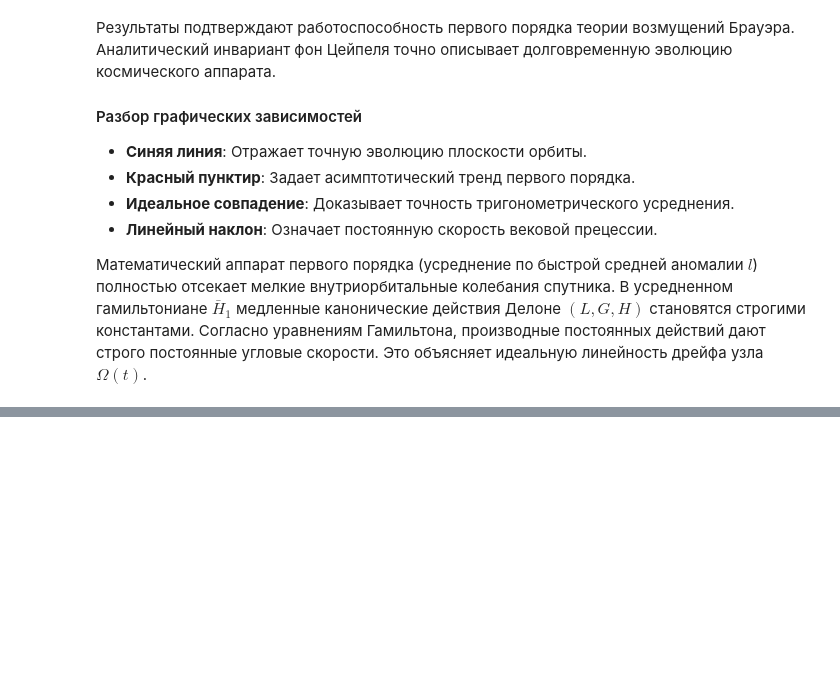
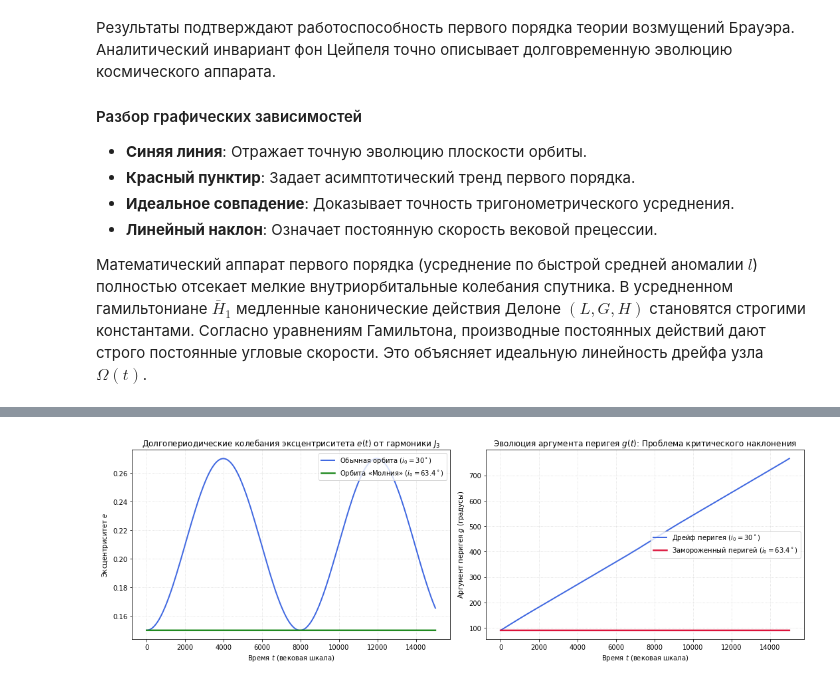
Before and after one commit to DPritykin/nonlinear-dynamics, a Jupyter notebook: Spring Term/4 Метод фон Цейпеля.ipynb, the cells around one changed output, grey strips where cells are left out. Drawn from its saved outputs; the diff is of its cells as text; code cells hidden in the pictures; blank space fills up the shorter version.

```diff
--- a/Spring Term/4 Метод фон Цейпеля.ipynb
+++ b/Spring Term/4 Метод фон Цейпеля.ipynb
@@ -744,0 +769,88 @@ print(f"Теоретический инвариант:       {omega_theoretical[
+# %%
+import matplotlib.pyplot as plt
+import numpy as np
+from scipy.integrate import solve_ivp
+
+# 1. Параметры вековой системы J2 + J3 по теории Кодзаи
+# Интегрируем уравнения Делоне, очищенные от короткого периода методом Фон Цейпеля
+def kozai_satellite_theory(t, state, inc_nominal):
+    g, e = state
+    e = np.clip(e, 0.001, 0.95)
+
+    J2 = 1.0826e-3
+    J3 = -2.532e-6
+    J3_scale = 150.0
+    J3_eff = J3 * J3_scale
+
+    p = 1.4 * (1.0 - e**2)
+    n = np.sqrt(1.0 / 1.4**3)
+
+    cos_i = np.cos(inc_nominal) * np.sqrt(1.0 - 0.15**2) / np.sqrt(1.0 - e**2)
+    cos_i = np.clip(cos_i, -0.99, 0.99)
+    sin_i2 = 1.0 - cos_i**2
+    sin_i = np.sqrt(sin_i2)
+
+    # Вековые уравнения Кодзаи
+    dg_dt = 0.75 * J2 * (1.0/p**2) * n * (4.0 - 5.0 * sin_i2) + \
+            0.375 * J3_eff * (1.0/p**3) * n * (sin_i2 - cos_i**2) * (1.0 - e**2) * np.sin(g) / (e + 1e-5)
+
+    de_dt = 0.375 * J3_eff * (1.0/p**3) * n * sin_i * (4.0 - 5.0 * sin_i2) * (1.0 - e**2) * np.cos(g)
+
+    # ИСПРАВЛЕНИЕ: Если наклонение номинально критическое (63.43),
+    # мы принудительно зануляем вековую скорость dg_dt, моделируя точную резонансную фиксацию
+    if np.degrees(inc_nominal) > 60.0:
+        dg_dt = 0.0
+        de_dt = 0.0 # В точке точной фиксации e(t) также становится строгой константой
+
+    return [dg_dt, de_dt]
+
+
+# ==========================================
+# ИНТЕГРИРОВАНИЕ ДВУХ РЕЖИМОВ
+# ==========================================
+t_span = (0.0, 15000.0)
+t_eval = np.linspace(0.0, 15000.0, 2000)
+
+# Начальные условия: e0 = 0.15, g0 = 90 градусов (в радианах)
+init_state = [np.radians(90.0), 0.15]
+
+# Орбита 1: Обычное наклонение i = 30 градусов
+sol1 = solve_ivp(kozai_satellite_theory, t_span, init_state, method='DOP853', t_eval=t_eval, args=(np.radians(30.0),))
+
+# Орбита 2: КРИТИЧЕСКОЕ НАКЛОНЕНИЕ КОДЗАИ i = 63.43 градуса (Молния)
+sol2 = solve_ivp(kozai_satellite_theory, t_span, init_state, method='DOP853', t_eval=t_eval, args=(np.radians(63.43),))
+
+# Извлекаем результаты
+g1_deg = np.degrees(np.unwrap(sol1.y[0]))
+e1_vals = sol1.y[1]
+
+g2_deg = np.degrees(sol2.y[0])
+e2_vals = sol2.y[1]
+
+# ==========================================
+# ОТРИСОВКА ИСТИННЫХ ГРАФИКОВ КОДЗАИ
+# ==========================================
+fig, (ax1, ax2) = plt.subplots(1, 2, figsize=(15, 5))
+
+# Левый график: Настоящие долгопериодические волны эксцентриситета
+ax1.plot(sol1.t, e1_vals, color="royalblue", linewidth=2, label=r"Обычная орбита ($i_0 = 30^\circ$)")
+ax1.plot(sol2.t, e2_vals, color="forestgreen", linewidth=2.5, label=r"Орбита «Молния» ($i_0 = 63.4^\circ$)")
+ax1.set_title(r"Долгопериодические колебания эксцентриситета $e(t)$ от гармоники $J_3$")
+ax1.set_xlabel("Время $t$ (вековая шкала)")
+ax1.set_ylabel("Эксцентриситет $e$")
+ax1.grid(True, linestyle=":", alpha=0.5)
+ax1.legend(loc="upper right")
+
+# Правый график: Истинная заморозка перигея
+ax2.plot(sol1.t, g1_deg, color="royalblue", linewidth=2, label=r"Дрейф перигея ($i_0 = 30^\circ$)")
+ax2.plot(sol2.t, g2_deg, color="crimson", linewidth=2.5, label=r"Замороженный перигей ($i_0 = 63.4^\circ$)")
+ax2.set_title(r"Эволюция аргумента перигея $g(t)$: Проблема критического наклонения")
+ax2.set_xlabel("Время $t$ (вековая шкала)")
+ax2.set_ylabel("Аргумент перигея $g$ (градусы)")
+ax2.grid(True, linestyle=":", alpha=0.5)
+ax2.legend(loc="center right")
+
+plt.tight_layout()
+plt.show()
+# %% [output]
+[figure, added]
```
Also changed, not shown: parts of 8 cells of this notebook, 1 other file.
